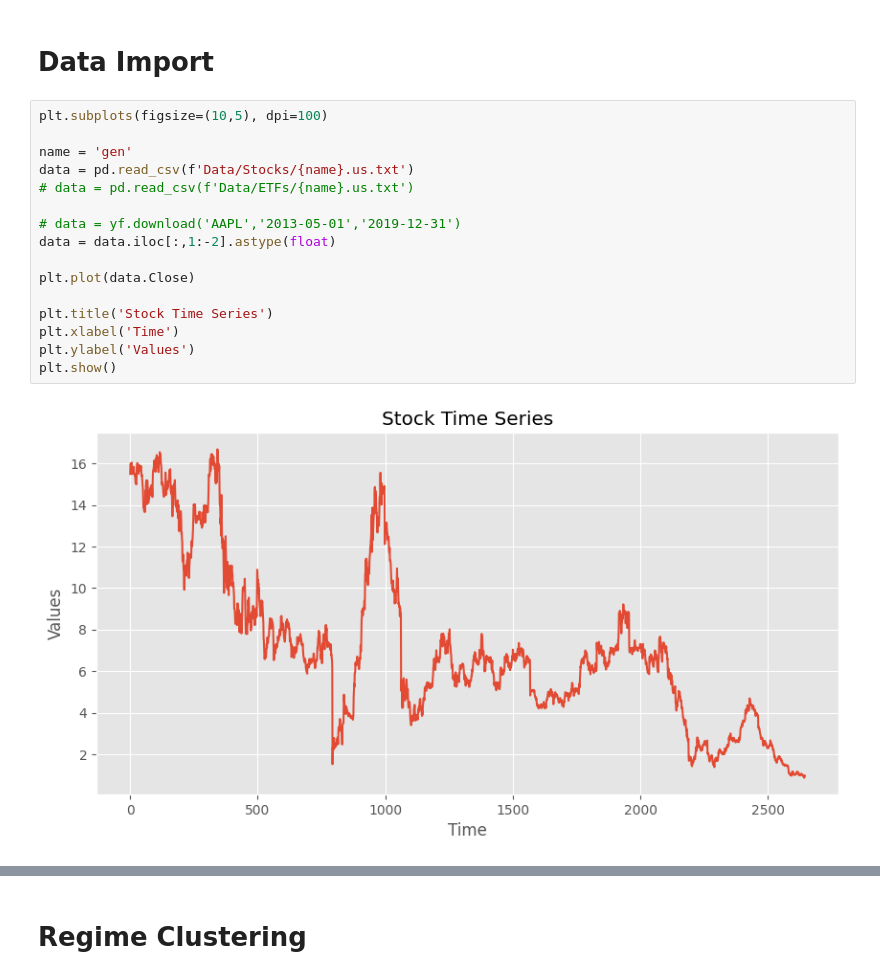
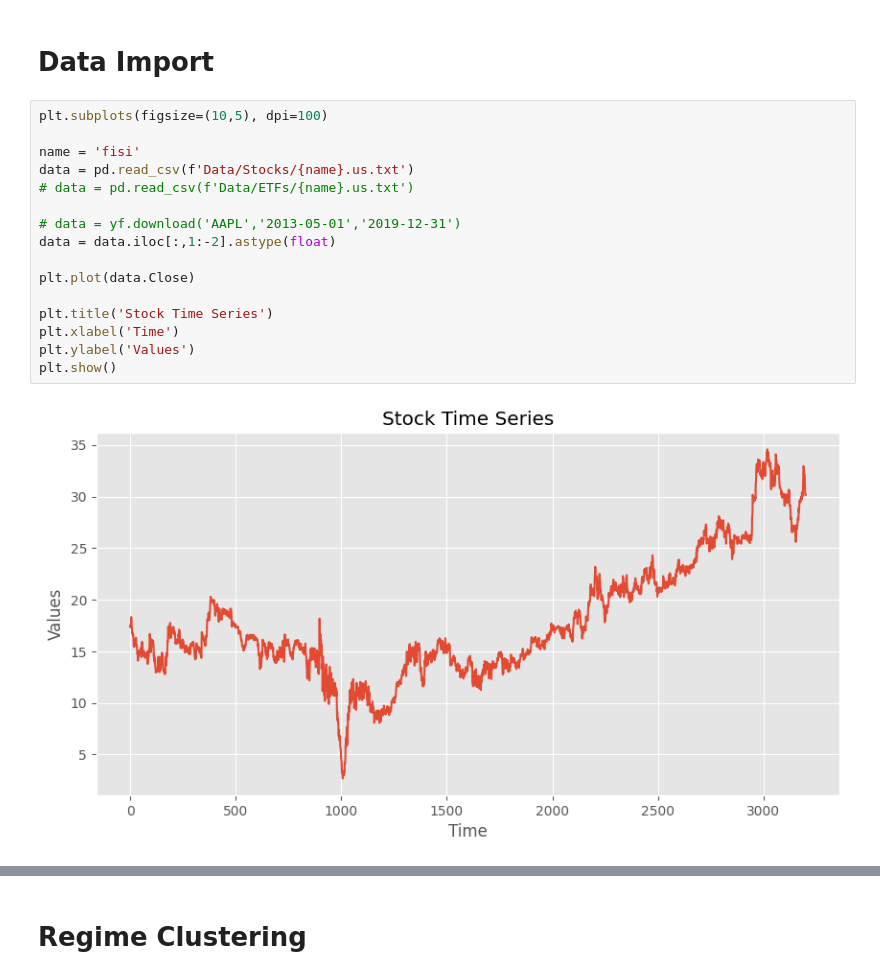
Before and after one commit to AlgoMathITMO/CLSGAN, a Jupyter notebook: Main_All_Models.ipynb, the cells around one changed output, grey strips where cells are left out. Saved outputs shown, nothing was run; the diff lists cells and outputs as text.

```diff
--- a/Main_All_Models.ipynb
+++ b/Main_All_Models.ipynb
@@ -64,21 +64,21 @@ plt.style.use('ggplot')
 # %%
 plt.subplots(figsize=(10,5), dpi=100)
 
-name = 'gen'
+name = 'fisi'
 data = pd.read_csv(f'Data/Stocks/{name}.us.txt')
 # data = pd.read_csv(f'Data/ETFs/{name}.us.txt')
 
 # data = yf.download('AAPL','2013-05-01','2019-12-31')
 data = data.iloc[:,1:-2].astype(float)
 
 plt.plot(data.Close)
 
 plt.title('Stock Time Series')
 plt.xlabel('Time')
 plt.ylabel('Values')
 plt.show()
 # %% [output]
-[figure, old version]
+[figure, new version]
 # %%
 len(data)
 # %% [output]
```
Also changed, not shown: parts of 20 cells of this notebook.
